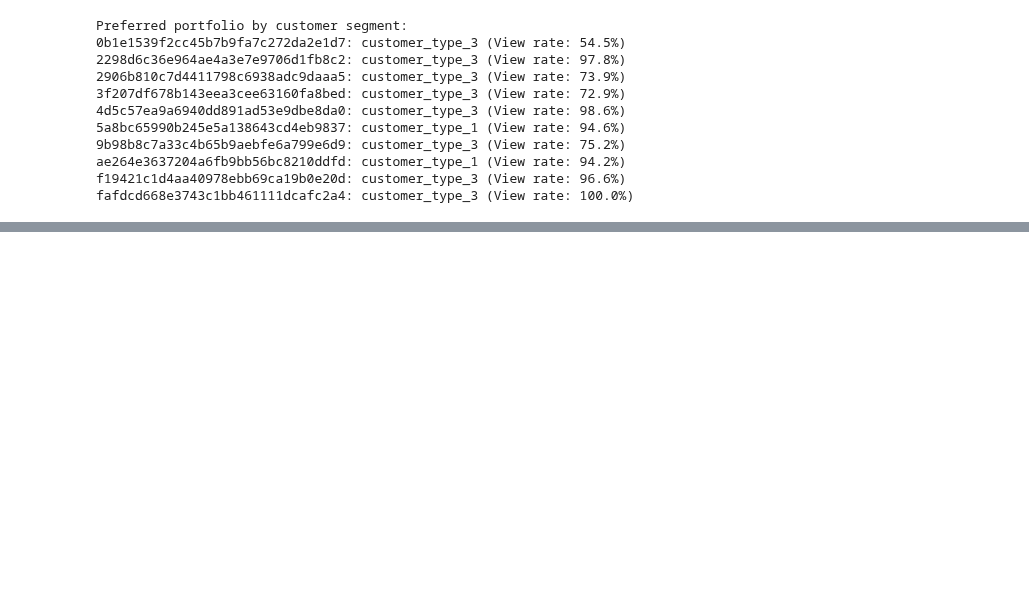
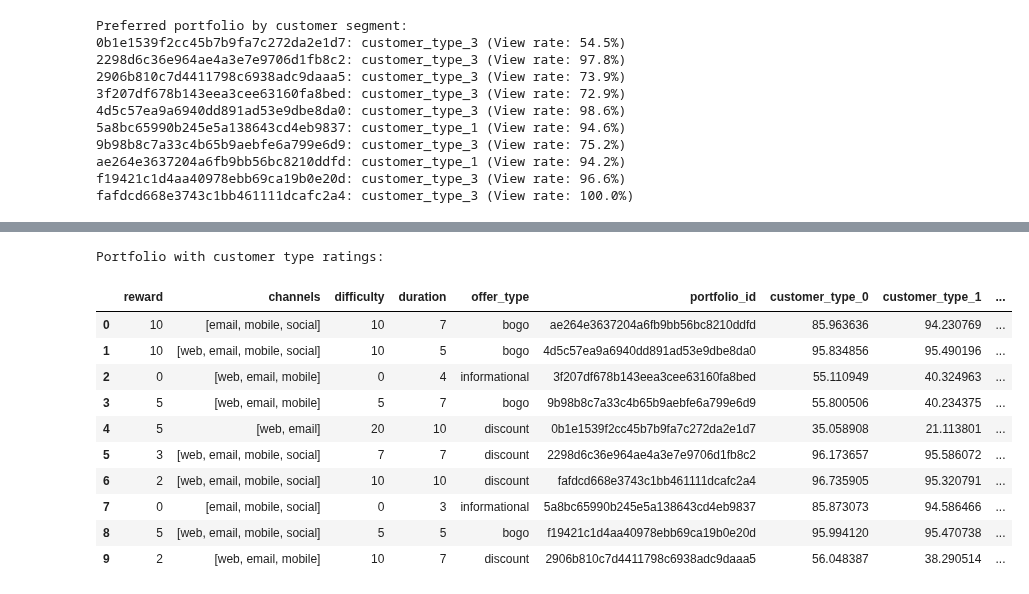
Before and after one commit to seobando/UDACITY_AWSML, a Jupyter notebook: 5-capstone-project/analysis/estimating_scores.ipynb, the cells around one changed output, grey strips where cells are left out. Cells and saved outputs as stored; diff of their text form; code cells hidden in the pictures; blank space fills up the shorter version.

```diff
--- a/5-capstone-project/reports/EDA.ipynb
+++ b/5-capstone-project/analysis/estimating_scores.ipynb
@@ -269,3 +273,6 @@ Preferred portfolio by customer segment:
 ae264e3637204a6fb9bb56bc8210ddfd: customer_type_1 (View rate: 94.2%)
 f19421c1d4aa40978ebb69ca19b0e20d: customer_type_3 (View rate: 96.6%)
 fafdcd668e3743c1bb461111dcafc2a4: customer_type_3 (View rate: 100.0%)
+# %%
+portfolio = pd.read_json('../data/raw/portfolio.json', orient='records', lines=True)
+portfolio
@@ -271,0 +291,35 @@ fafdcd668e3743c1bb461111dcafc2a4: customer_type_3 (View rate: 100.0%)
+# %%
+# First rename the 'id' column in portfolio to match the analysis
+portfolio = portfolio.rename(columns={'id': 'portfolio_id'})
+
+# Calculate the rating (view rate) for each customer type and portfolio
+ratings = portfolio_preference.pivot(
+    index='portfolio_id',
+    columns='customer_type',
+    values='view_rate'
+).reset_index()
+
+# Merge the portfolio with the ratings
+portfolio_analysis = pd.merge(
+    portfolio,
+    ratings,
+    on='portfolio_id',
+    how='left'
+)
+
+# Display the result
+print("Portfolio with customer type ratings:")
+portfolio_analysis
+# %% [output]
+Portfolio with customer type ratings:
+|  | reward | channels | difficulty | duration | offer_type | portfolio_id | customer_type_0 | customer_type_1 | ... |
+| 0 | 10 | [email, mobile, social] | 10 | 7 | bogo | ae264e3637204a6fb9bb56bc8210ddfd | 85.963636 | 94.230769 | ... |
+| 1 | 10 | [web, email, mobile, social] | 10 | 5 | bogo | 4d5c57ea9a6940dd891ad53e9dbe8da0 | 95.834856 | 95.490196 | ... |
+| 2 | 0 | [web, email, mobile] | 0 | 4 | informational | 3f207df678b143eea3cee63160fa8bed | 55.110949 | 40.324963 | ... |
+| 3 | 5 | [web, email, mobile] | 5 | 7 | bogo | 9b98b8c7a33c4b65b9aebfe6a799e6d9 | 55.800506 | 40.234375 | ... |
+| 4 | 5 | [web, email] | 20 | 10 | discount | 0b1e1539f2cc45b7b9fa7c272da2e1d7 | 35.058908 | 21.113801 | ... |
+| 5 | 3 | [web, email, mobile, social] | 7 | 7 | discount | 2298d6c36e964ae4a3e7e9706d1fb8c2 | 96.173657 | 95.586072 | ... |
+| 6 | 2 | [web, email, mobile, social] | 10 | 10 | discount | fafdcd668e3743c1bb461111dcafc2a4 | 96.735905 | 95.320791 | ... |
+| 7 | 0 | [email, mobile, social] | 0 | 3 | informational | 5a8bc65990b245e5a138643cd4eb9837 | 85.873073 | 94.586466 | ... |
+| 8 | 5 | [web, email, mobile, social] | 5 | 5 | bogo | f19421c1d4aa40978ebb69ca19b0e20d | 95.994120 | 95.470738 | ... |
+| 9 | 2 | [web, email, mobile] | 10 | 7 | discount | 2906b810c7d4411798c6938adc9daaa5 | 56.048387 | 38.290514 | ... |
```
Also changed, not shown: parts of 3 cells of this notebook, 1 other file.
